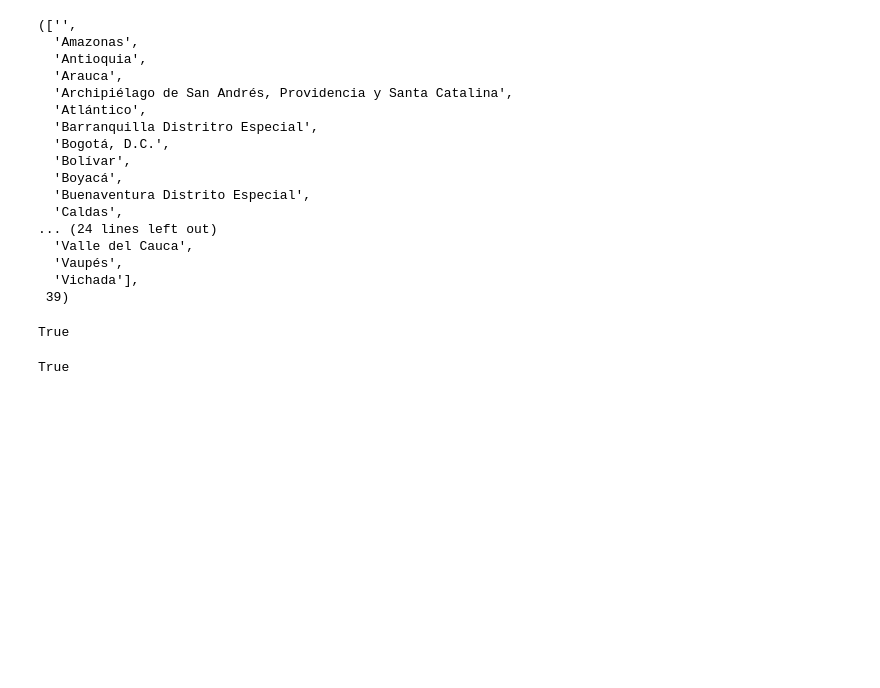
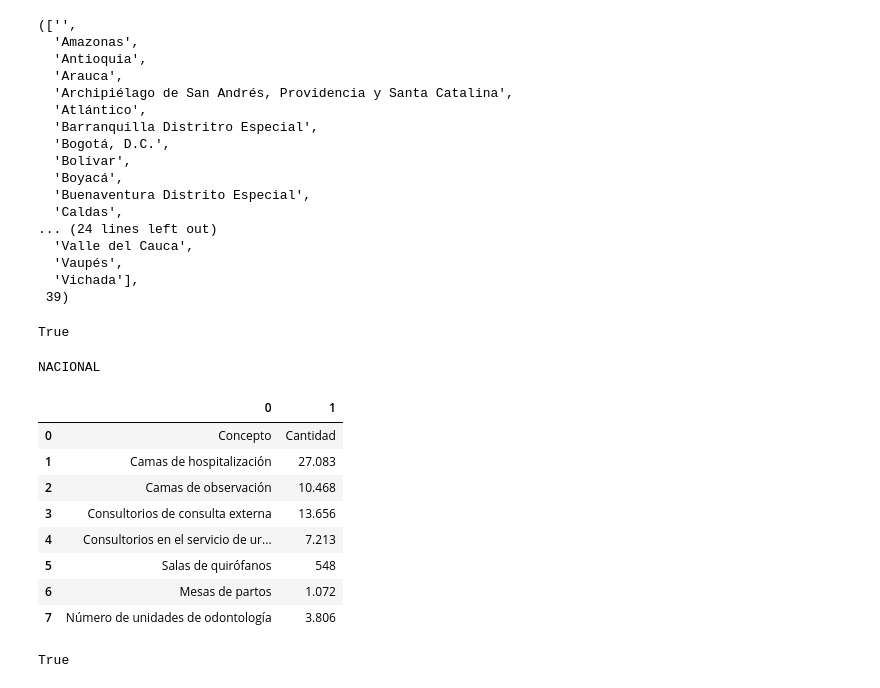
Before and after one commit to ProyectoDeGrado-2023-20/PG, a Jupyter notebook: WebScraping/Demo/scraper.ipynb, the cells around one changed output. Drawn from its saved outputs; the diff is of its cells as text; code cells hidden in the pictures; blank space fills up the shorter version.

```diff
--- a/WebScraping/Demo/scraper.ipynb
+++ b/WebScraping/Demo/scraper.ipynb
@@ -135,3 +136,10 @@ select.select_by_visible_text(options_list_values[-1])
+# %%
+selected_department = select.all_selected_options[0].text
+selected_department
+
+buscar = selected_department
+if selected_department == '':
+    buscar = 'NACIONAL'
 # %%
 driver.save_screenshot("screenshot6.png")
 # %% [output]
@@ -142,3 +147,35 @@ search_button.click()
+# %%
+search_button = driver.find_element(By.ID, "_ctl0_ibBuscarFtr")
+search_button.click()
+
+wait = WebDriverWait(driver, 10)
+
+def is_condition_met(driver):
+    try:
+        # Replace 'your_expected_value' and 'your_span_id' with the actual values
+        span_element = driver.find_element(By.ID, "_ctl0_ContentPlaceHolder1_lblConsulta")
+        print(span_element.text)
+        return span_element.text == buscar.upper()
+    except:
+        return False
+
+# condition = EC.text_to_be_present_in_element((By.ID, "_ctl0_ContentPlaceHolder1_lblConsulta"), selected_department)
+
+wait.until(is_condition_met)
+
+df = pd.read_html(driver.page_source, attrs={"id": "_ctl0_ContentPlaceHolder1_dgInforme1"})[0]
+df
+# %% [output]
+NACIONAL
+|  | 0 | 1 |
+| 0 | Concepto | Cantidad |
+| 1 | Camas de hospitalización | 27.083 |
+| 2 | Camas de observación | 10.468 |
+| 3 | Consultorios de consulta externa | 13.656 |
+| 4 | Consultorios en el servicio de ur... | 7.213 |
+| 5 | Salas de quirófanos | 548 |
+| 6 | Mesas de partos | 1.072 |
+| 7 | Número de unidades de odontología | 3.806 |
 # %%
 driver.save_screenshot("screenshot7.png")
 # %% [output]
```
Also changed, not shown: parts of 5 cells of this notebook, 9 other files.
